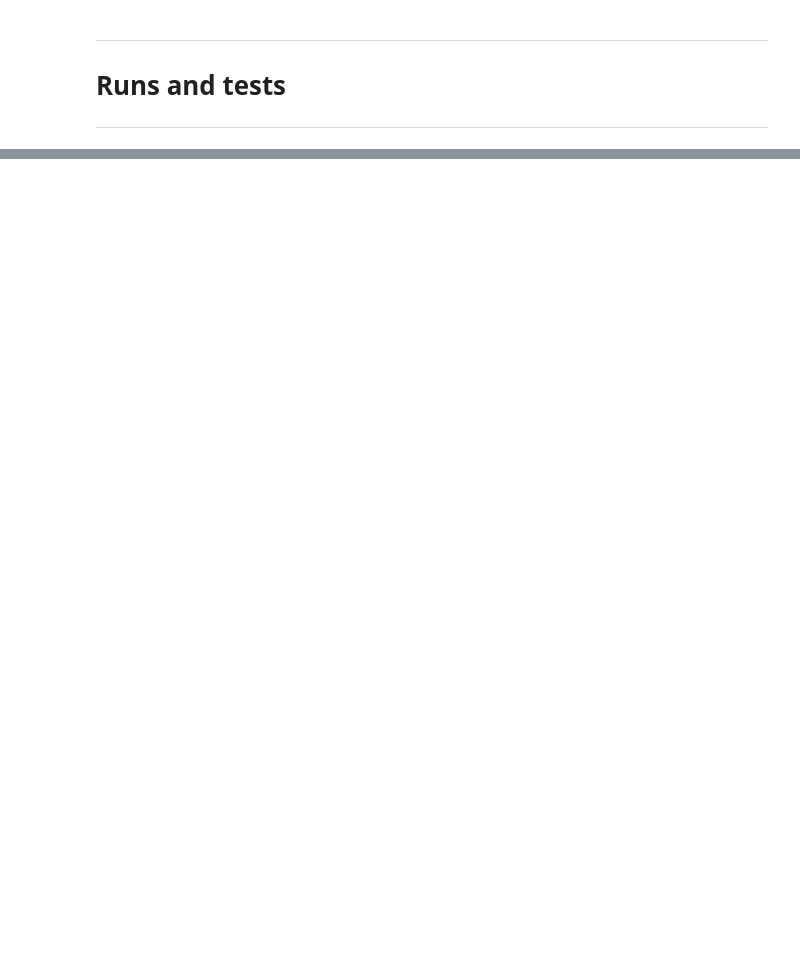
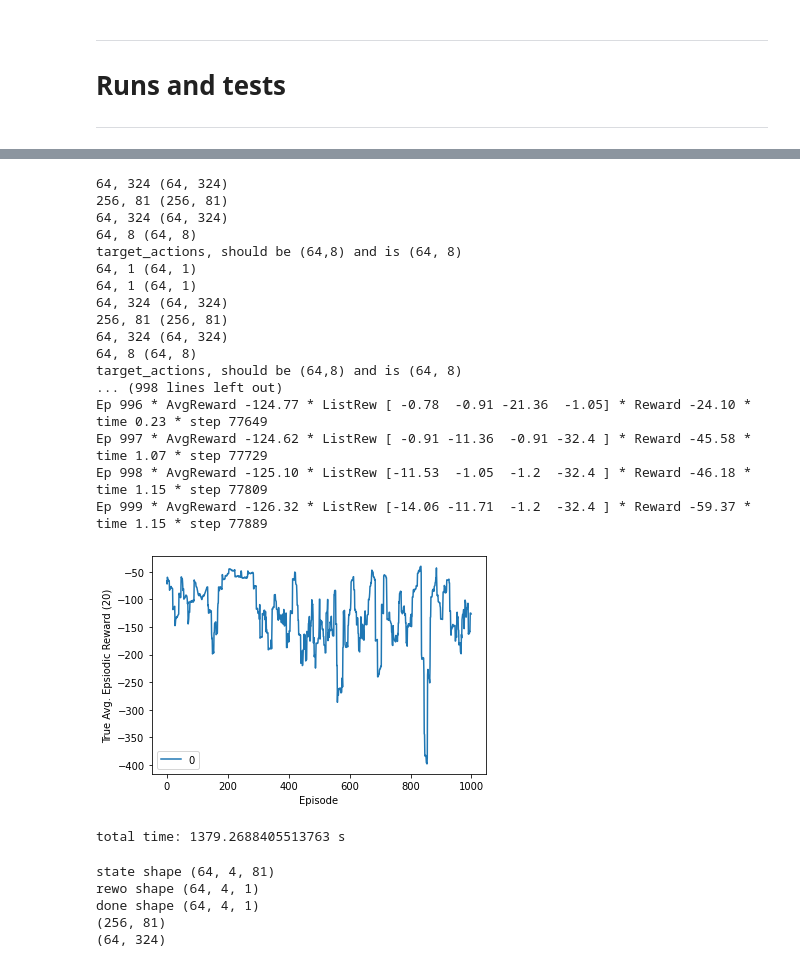
Before and after one commit to mnbvmnbv2/MADDPG, a Jupyter notebook: MADDPG.ipynb, the cells around one changed output, grey strips where cells are left out. Cells and saved outputs as stored; diff of their text form; code cells hidden in the pictures; blank space fills up the shorter version.

```diff
--- a/MADDPG.ipynb
+++ b/MADDPG.ipynb
@@ -299,7 +37,7 @@ class Coop_MADDPG:
 def run(env, continuous, total_trials=1, total_episodes=100,
             disc_actions_num=2, seed=1453,
             buffer_capacity=50000, batch_size=64, num_agents=4, learn_step=25,
-            std_dev=0.3, epsilon=0.2, actor_lr=0.002, critic_lr=0.003, min_clip=-1, max_clip=1,
+            std_dev=0.3, epsilon=0.2, actor_lr=0.002, critic_lr=0.003, clip=1,
             gamma=0.99, tau=0.005, adam_eps=1e-07, amsgrad=False, theta=0.15,
             gamma_func=fixed, tau_func=fixed, critic_lr_func=fixed, actor_lr_func=fixed, std_dev_func=fixed, epsilon_func=fixed,
             reward_mod=False, start_steps=0, loss_func=losses.MeanAbsoluteError(),
@@ -340,7 +78,7 @@ def run(env, continuous, total_trials=1, total_episodes=100,
 
         agent = Coop_MADDPG(num_states, num_actions, num_agents, continuous,
             buffer_capacity, batch_size, std_dev, epsilon,
-            actor_lr, critic_lr, gamma, tau, min_clip, max_clip,
+            actor_lr, critic_lr, gamma, tau, clip,
             adam_eps, amsgrad, theta, disc_actions_num, loss_func)
 
         for ep in range(total_episodes):
@@ -361,7 +99,7 @@ def run(env, continuous, total_trials=1, total_episodes=100,
                 if render:
                     env.render()
 
-                tf_prev_state = tf.expand_dims(tf.convert_to_tensor(prev_state), 0)
+                tf_prev_state = tf.convert_to_tensor(prev_state)
 
                 if step >= start_steps:
                     action = agent.policy(state=tf_prev_state, noise_object=agent.ou_noise, rng=rng)
@@ -382,11 +120,8 @@ def run(env, continuous, total_trials=1, total_episodes=100,
                     # state, reward, done, info = env.step(action)
                     raise ValueError('not implemented continuous')
                 else:
-                    # take the argmax to get env format
-                    output_action = []
-                    for act in action:
-                        output_action.append(np.argmax(act))
-                    state, reward, done, info = env.step(output_action)
+                    # take the argmax to get correct action format [0, 1] instead of [(0.7,0.3), (0.2,0.8)]
+                    state, reward, done, info = env.step(np.argmax(action, axis=1).tolist())
 
                 true_reward = true_reward.__add__(reward)
 
@@ -554,3 +215,56 @@ env._max_steps = 80 # reduce from 100 for faster environments
+# %%
+ag, rl, trl = run(env, False, total_trials=1, total_episodes=3000,
+        disc_actions_num=2, seed=1453,
+        buffer_capacity=100000, batch_size=128, num_agents=4, learn_step=2,
+        std_dev=0.3, epsilon=0.1, actor_lr=0.0005, critic_lr=0.001, clip=2,
+        gamma=0.99, tau=0.001, adam_eps=1e-07, amsgrad=False, theta=0.15,
+        gamma_func=fixed, tau_func=fixed, critic_lr_func=fixed, actor_lr_func=fixed, std_dev_func=fixed, epsilon_func=fixed,
+        reward_mod=False, start_steps=1000, loss_func=losses.MeanSquaredError(),
+        mean_number=40, solved=-6,
+        render=False, weights_directory='Weights/', plots_directory='Graphs/',
+        output=True, total_time=True, use_gpu=True, return_data=True)
+# %% [output]
+64, 324 (64, 324)
+256, 81 (256, 81)
+64, 324 (64, 324)
+64, 8 (64, 8)
+target_actions, should be (64,8) and is (64, 8)
+64, 1 (64, 1)
+64, 1 (64, 1)
+64, 324 (64, 324)
+256, 81 (256, 81)
+64, 324 (64, 324)
+64, 8 (64, 8)
+target_actions, should be (64,8) and is (64, 8)
+... (998 lines left out)
+Ep 996 * AvgReward -124.77 * ListRew [ -0.78  -0.91 -21.36  -1.05] * Reward -24.10 * time 0.23 * step 77649
+Ep 997 * AvgReward -124.62 * ListRew [ -0.91 -11.36  -0.91 -32.4 ] * Reward -45.58 * time 1.07 * step 77729
+Ep 998 * AvgReward -125.10 * ListRew [-11.53  -1.05  -1.2  -32.4 ] * Reward -46.18 * time 1.15 * step 77809
+Ep 999 * AvgReward -126.32 * ListRew [-14.06 -11.71  -1.2  -32.4 ] * Reward -59.37 * time 1.15 * step 77889
+[figure, added]
+total time: 1379.2688405513763 s
+# %%
+a = get_actor(81, 1, False, 2)
+b = get_critic(81, 4, 1, False, 2)
+obs = np.array(obs)
+state = np.stack((obs, obs)*32)
+print('state shape',state.shape)
+rewo = np.expand_dims(np.stack((rew, rew)*32),-1)
+print('rewo shape', rewo.shape)
+dd = np.array(np.invert(done),dtype=np.float32)
+ddd = np.expand_dims(np.stack((dd,dd)*32),-1)
+print('done shape', ddd.shape)
+
+state_first_flat = state.reshape(-1, state.shape[-1])
+print(state_first_flat.shape)
+state_last_flat = state.reshape(state.shape[0], -1)
+print(state_last_flat.shape)
+# %% [output]
+state shape (64, 4, 81)
+rewo shape (64, 4, 1)
+done shape (64, 4, 1)
+(256, 81)
+(64, 324)
 # %%
 # rando(env, continuous=False, total_episodes=10, render=True, timing=False, testing=True)
 # %%
```
Also changed, not shown: parts of 23 cells of this notebook, 5 other files.
